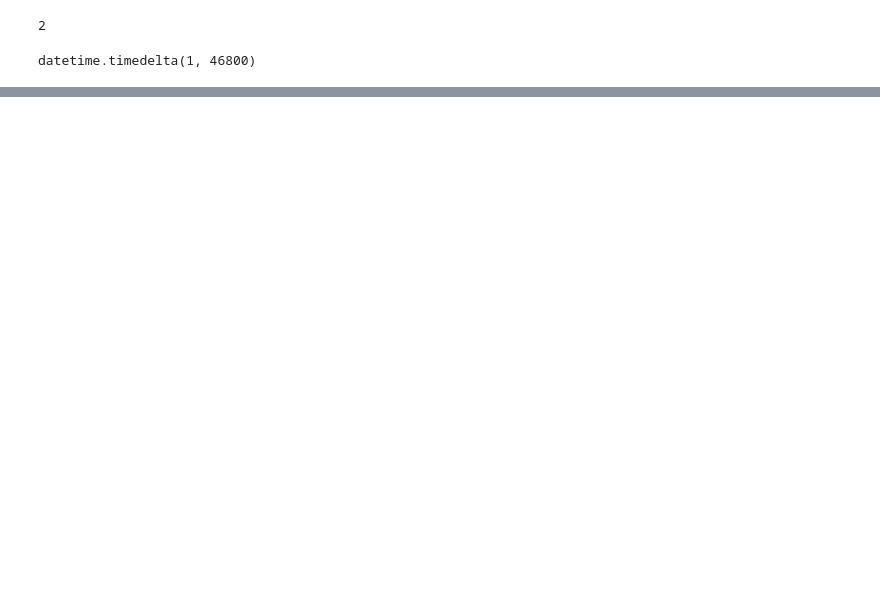
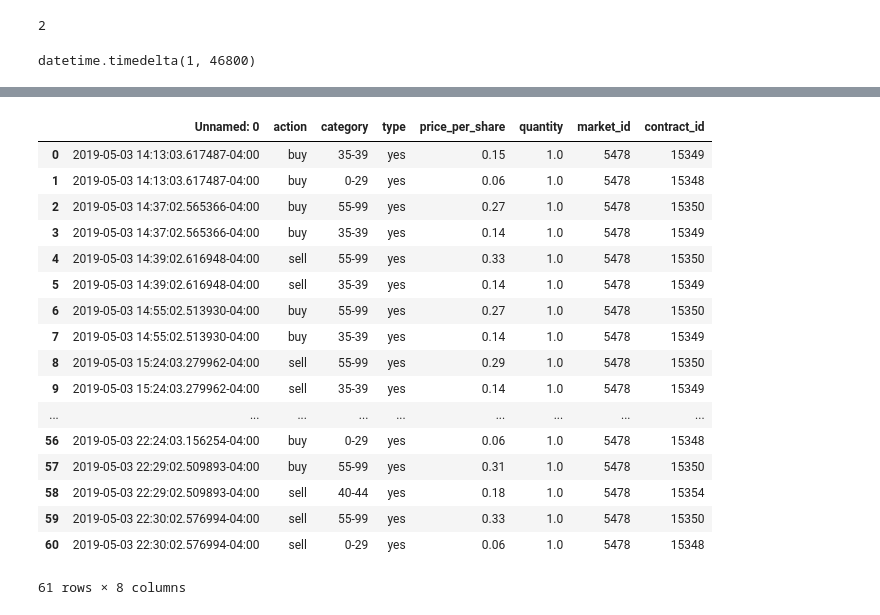
Before and after one commit to mng12689/predictit, a Jupyter notebook: Untitled-Copy1.ipynb, the cells around one changed output, grey strips where cells are left out. Drawn from its saved outputs; the diff is of its cells as text; code cells hidden in the pictures; blank space fills up the shorter version.

```diff
--- a/Untitled-Copy1.ipynb
+++ b/Untitled-Copy1.ipynb
@@ -844,0 +944,21 @@ plt.show()
+# %%
+pd.read_csv("data/simulations/@vp/5478/orders.csv")
+# %% [output]
+|  | Unnamed: 0 | action | category | type | price_per_share | quantity | market_id | contract_id |
+| 0 | 2019-05-03 14:13:03.617487-04:00 | buy | 35-39 | yes | 0.15 | 1.0 | 5478 | 15349 |
+| 1 | 2019-05-03 14:13:03.617487-04:00 | buy | 0-29 | yes | 0.06 | 1.0 | 5478 | 15348 |
+| 2 | 2019-05-03 14:37:02.565366-04:00 | buy | 55-99 | yes | 0.27 | 1.0 | 5478 | 15350 |
+| 3 | 2019-05-03 14:37:02.565366-04:00 | buy | 35-39 | yes | 0.14 | 1.0 | 5478 | 15349 |
+| 4 | 2019-05-03 14:39:02.616948-04:00 | sell | 55-99 | yes | 0.33 | 1.0 | 5478 | 15350 |
+| 5 | 2019-05-03 14:39:02.616948-04:00 | sell | 35-39 | yes | 0.14 | 1.0 | 5478 | 15349 |
+| 6 | 2019-05-03 14:55:02.513930-04:00 | buy | 55-99 | yes | 0.27 | 1.0 | 5478 | 15350 |
+| 7 | 2019-05-03 14:55:02.513930-04:00 | buy | 35-39 | yes | 0.14 | 1.0 | 5478 | 15349 |
+| 8 | 2019-05-03 15:24:03.279962-04:00 | sell | 55-99 | yes | 0.29 | 1.0 | 5478 | 15350 |
+| 9 | 2019-05-03 15:24:03.279962-04:00 | sell | 35-39 | yes | 0.14 | 1.0 | 5478 | 15349 |
+| ... | ... | ... | ... | ... | ... | ... | ... | ... |
+| 56 | 2019-05-03 22:24:03.156254-04:00 | buy | 0-29 | yes | 0.06 | 1.0 | 5478 | 15348 |
+| 57 | 2019-05-03 22:29:02.509893-04:00 | buy | 55-99 | yes | 0.31 | 1.0 | 5478 | 15350 |
+| 58 | 2019-05-03 22:29:02.509893-04:00 | sell | 40-44 | yes | 0.18 | 1.0 | 5478 | 15354 |
+| 59 | 2019-05-03 22:30:02.576994-04:00 | sell | 55-99 | yes | 0.33 | 1.0 | 5478 | 15350 |
+| 60 | 2019-05-03 22:30:02.576994-04:00 | sell | 0-29 | yes | 0.06 | 1.0 | 5478 | 15348 |
+61 rows × 8 columns
```
Also changed, not shown: parts of 15 cells of this notebook.
